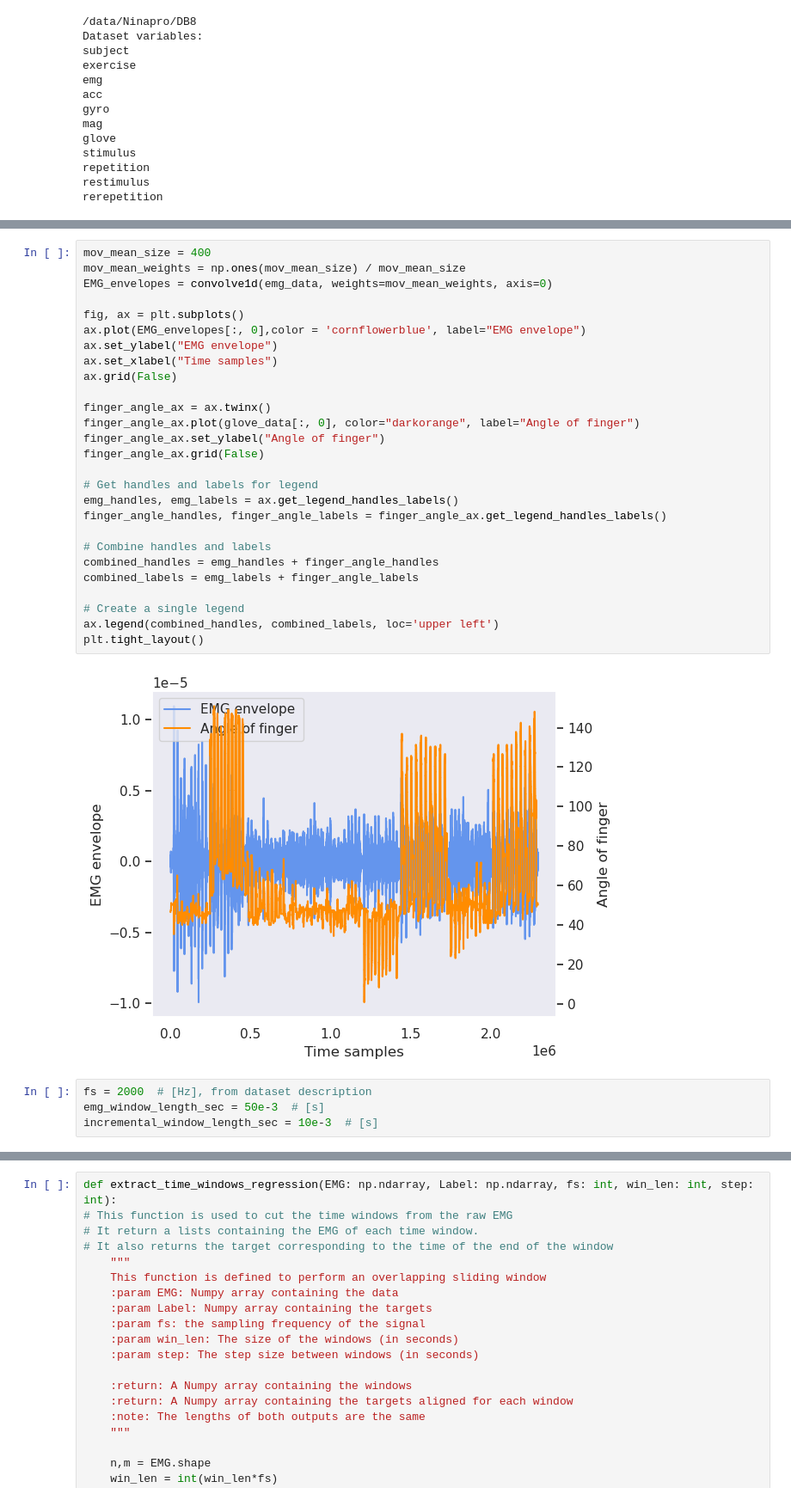
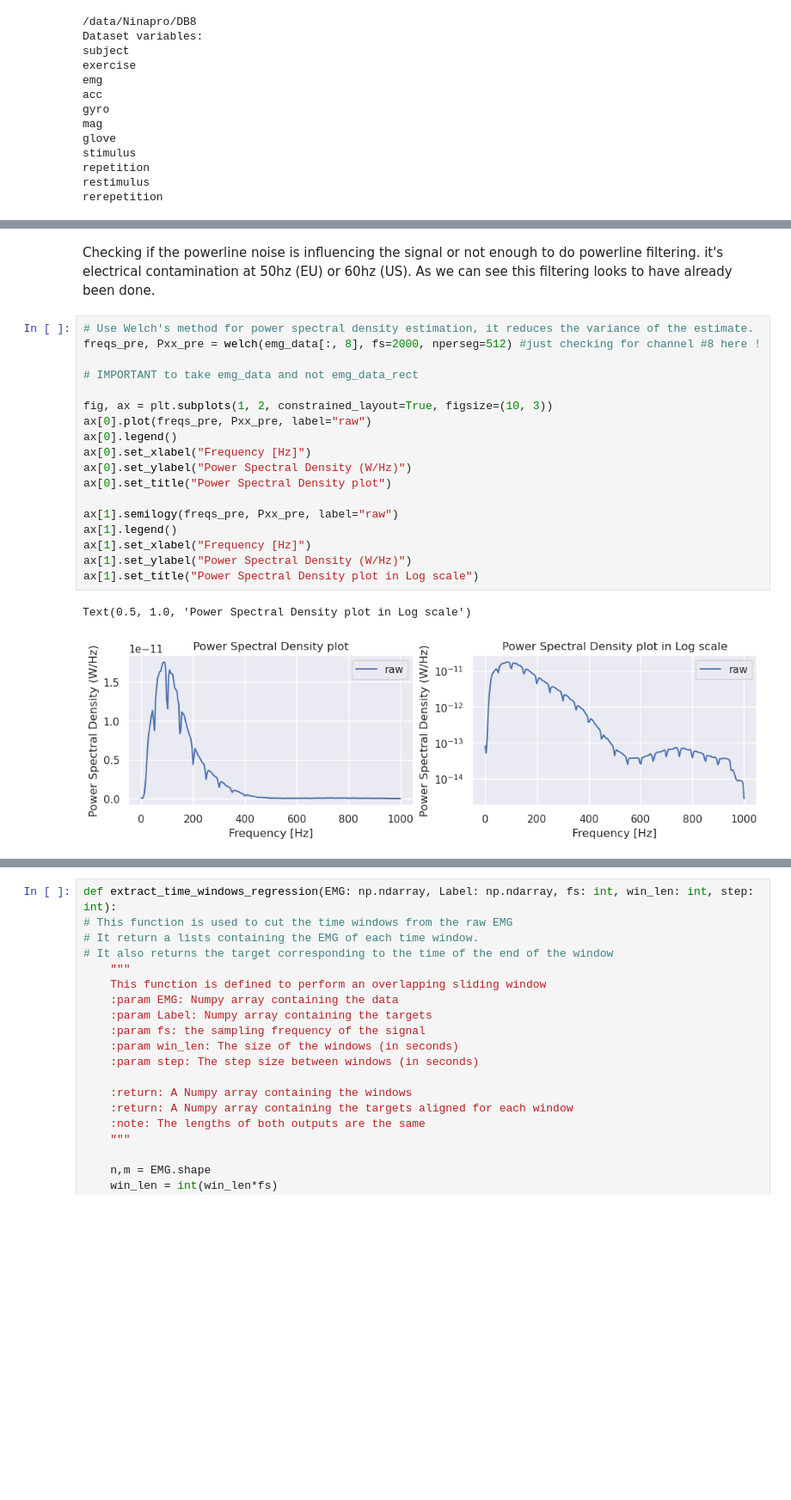
Before and after one commit to Tournedos/NSSP_project2_groupK, a Jupyter notebook: Part3.ipynb, the cells around one changed output, grey strips where cells are left out. Shown at 86% size. Saved outputs shown, nothing was run; the diff lists cells and outputs as text; blank space fills up the shorter version.

```diff
--- a/Part3.ipynb
+++ b/Part3.ipynb
@@ -106,33 +92,23 @@ IndexError: too many indices for array: array is 1-dimensional, but 2 were index
-# %%
-mov_mean_size = 400
-mov_mean_weights = np.ones(mov_mean_size) / mov_mean_size
-EMG_envelopes = convolve1d(emg_data, weights=mov_mean_weights, axis=0)
-
-fig, ax = plt.subplots()
-ax.plot(EMG_envelopes[:, 0],color = 'cornflowerblue', label="EMG envelope")
-ax.set_ylabel("EMG envelope")
-ax.set_xlabel("Time samples")
-ax.grid(False)
-
-finger_angle_ax = ax.twinx()
-finger_angle_ax.plot(glove_data[:, 0], color="darkorange", label="Angle of finger")
-finger_angle_ax.set_ylabel("Angle of finger")
-finger_angle_ax.grid(False)
-
-# Get handles and labels for legend
-emg_handles, emg_labels = ax.get_legend_handles_labels()
-finger_angle_handles, finger_angle_labels = finger_angle_ax.get_legend_handles_labels()
-
-# Combine handles and labels
-combined_handles = emg_handles + finger_angle_handles
-combined_labels = emg_labels + finger_angle_labels
-
-# Create a single legend
-ax.legend(combined_handles, combined_labels, loc='upper left')
-plt.tight_layout()
-# %% [output]
-[figure, removed]
-# %%
-fs = 2000  # [Hz], from dataset description
-emg_window_length_sec = 50e-3  # [s]
-incremental_window_length_sec = 10e-3  # [s]
+# %% [markdown]
+Checking if the powerline noise is influencing the signal or not enough to do powerline filtering. it's electrical contamination at 50hz (EU) or 60hz (US). As we can see this filtering looks to have already been done.
+# %%
+# Use Welch's method for power spectral density estimation, it reduces the variance of the estimate.
+freqs_pre, Pxx_pre = welch(emg_data[:, 8], fs=2000, nperseg=512) #just checking for channel #8 here !
+
+# IMPORTANT to take emg_data and not emg_data_rect
+
+fig, ax = plt.subplots(1, 2, constrained_layout=True, figsize=(10, 3))
+ax[0].plot(freqs_pre, Pxx_pre, label="raw")
+ax[0].legend()
+ax[0].set_xlabel("Frequency [Hz]")
+ax[0].set_ylabel("Power Spectral Density (W/Hz)")
+ax[0].set_title("Power Spectral Density plot")
+
+ax[1].semilogy(freqs_pre, Pxx_pre, label="raw")
+ax[1].legend()
+ax[1].set_xlabel("Frequency [Hz]")
+ax[1].set_ylabel("Power Spectral Density (W/Hz)")
+ax[1].set_title("Power Spectral Density plot in Log scale")
+# %% [output]
+Text(0.5, 1.0, 'Power Spectral Density plot in Log scale')
+[figure, added]
```
Also changed, not shown: parts of 11 cells of this notebook.
